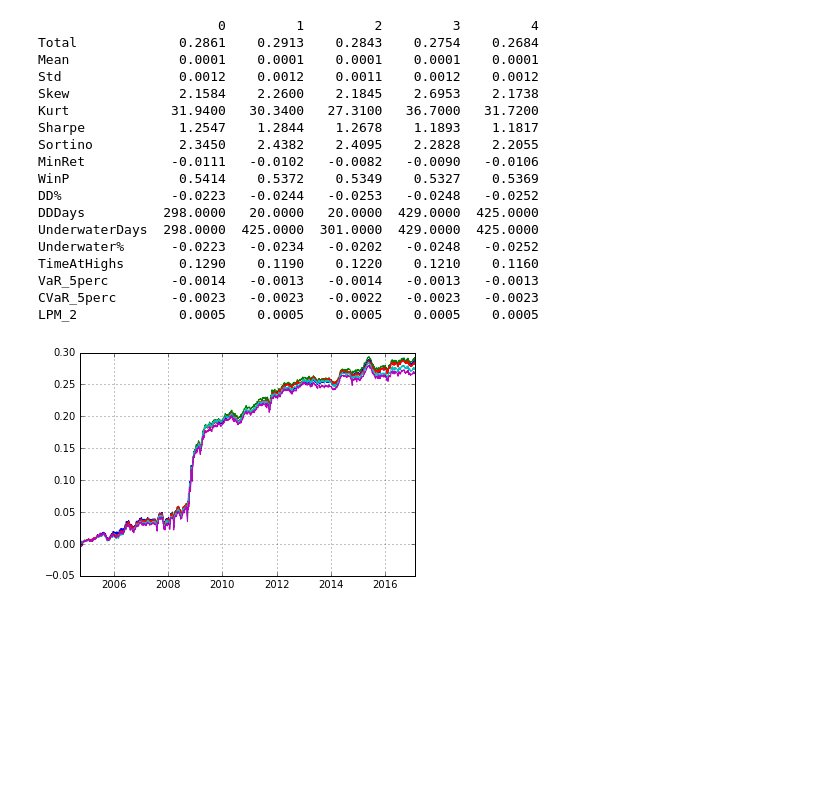
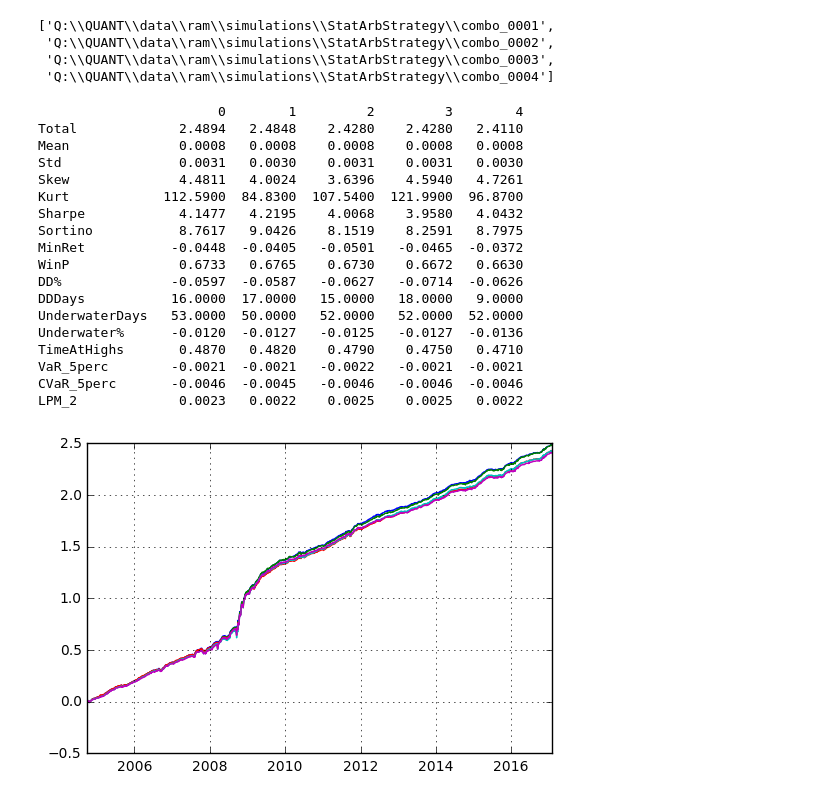
Before and after one commit to ryanoley/ram, a Jupyter notebook: examples/ComboAnalysis.ipynb, the cells around one changed output. Saved outputs shown, nothing was run; the diff lists cells and outputs as text; code cells hidden in the pictures; blank space fills up the shorter version.

```diff
--- a/examples/ComboAnalysis.ipynb
+++ b/examples/ComboAnalysis.ipynb
@@ -2,27 +2,35 @@
 import ram.analysis.api as api
 # %%
 # Get all "runs"
-ddir = '/Users/mitchellsuter/Desktop/StatArbStrategy'
+import os
+ddir = os.path.join(os.getenv('DATA'), 'ram', 'simulations', 'StatArbStrategy')
 combos = api.get_combo_directories(ddir)
+# %%
+combos
+# %% [output]
+['Q:\\QUANT\\data\\ram\\simulations\\StatArbStrategy\\combo_0001',
+ 'Q:\\QUANT\\data\\ram\\simulations\\StatArbStrategy\\combo_0002',
+ 'Q:\\QUANT\\data\\ram\\simulations\\StatArbStrategy\\combo_0003',
+ 'Q:\\QUANT\\data\\ram\\simulations\\StatArbStrategy\\combo_0004']
 # %%
-api.analyze_combo(combos[0])
+api.analyze_combo(combos[3])
 # %% [output]
-                       0         1         2         3         4
-Total             0.2861    0.2913    0.2843    0.2754    0.2684
-Mean              0.0001    0.0001    0.0001    0.0001    0.0001
-Std               0.0012    0.0012    0.0011    0.0012    0.0012
-Skew              2.1584    2.2600    2.1845    2.6953    2.1738
-Kurt             31.9400   30.3400   27.3100   36.7000   31.7200
-Sharpe            1.2547    1.2844    1.2678    1.1893    1.1817
-Sortino           2.3450    2.4382    2.4095    2.2828    2.2055
-MinRet           -0.0111   -0.0102   -0.0082   -0.0090   -0.0106
-WinP              0.5414    0.5372    0.5349    0.5327    0.5369
-DD%              -0.0223   -0.0244   -0.0253   -0.0248   -0.0252
-DDDays          298.0000   20.0000   20.0000  429.0000  425.0000
-UnderwaterDays  298.0000  425.0000  301.0000  429.0000  425.0000
-Underwater%      -0.0223   -0.0234   -0.0202   -0.0248   -0.0252
-TimeAtHighs       0.1290    0.1190    0.1220    0.1210    0.1160
-VaR_5perc        -0.0014   -0.0013   -0.0014   -0.0013   -0.0013
-CVaR_5perc       -0.0023   -0.0023   -0.0022   -0.0023   -0.0023
-LPM_2             0.0005    0.0005    0.0005    0.0005    0.0005
+                       0        1         2         3        4
+Total             2.4894   2.4848    2.4280    2.4280   2.4110
+Mean              0.0008   0.0008    0.0008    0.0008   0.0008
+Std               0.0031   0.0030    0.0031    0.0031   0.0030
+Skew              4.4811   4.0024    3.6396    4.5940   4.7261
+Kurt            112.5900  84.8300  107.5400  121.9900  96.8700
+Sharpe            4.1477   4.2195    4.0068    3.9580   4.0432
+Sortino           8.7617   9.0426    8.1519    8.2591   8.7975
+MinRet           -0.0448  -0.0405   -0.0501   -0.0465  -0.0372
+WinP              0.6733   0.6765    0.6730    0.6672   0.6630
+DD%              -0.0597  -0.0587   -0.0627   -0.0714  -0.0626
+DDDays           16.0000  17.0000   15.0000   18.0000   9.0000
+UnderwaterDays   53.0000  50.0000   52.0000   52.0000  52.0000
+Underwater%      -0.0120  -0.0127   -0.0125   -0.0127  -0.0136
+TimeAtHighs       0.4870   0.4820    0.4790    0.4750   0.4710
+VaR_5perc        -0.0021  -0.0021   -0.0022   -0.0021  -0.0021
+CVaR_5perc       -0.0046  -0.0045   -0.0046   -0.0046  -0.0046
+LPM_2             0.0023   0.0022    0.0025    0.0025   0.0022
-[figure, old version]
+[figure, new version]
```
Also changed, not shown: 3 other files.
